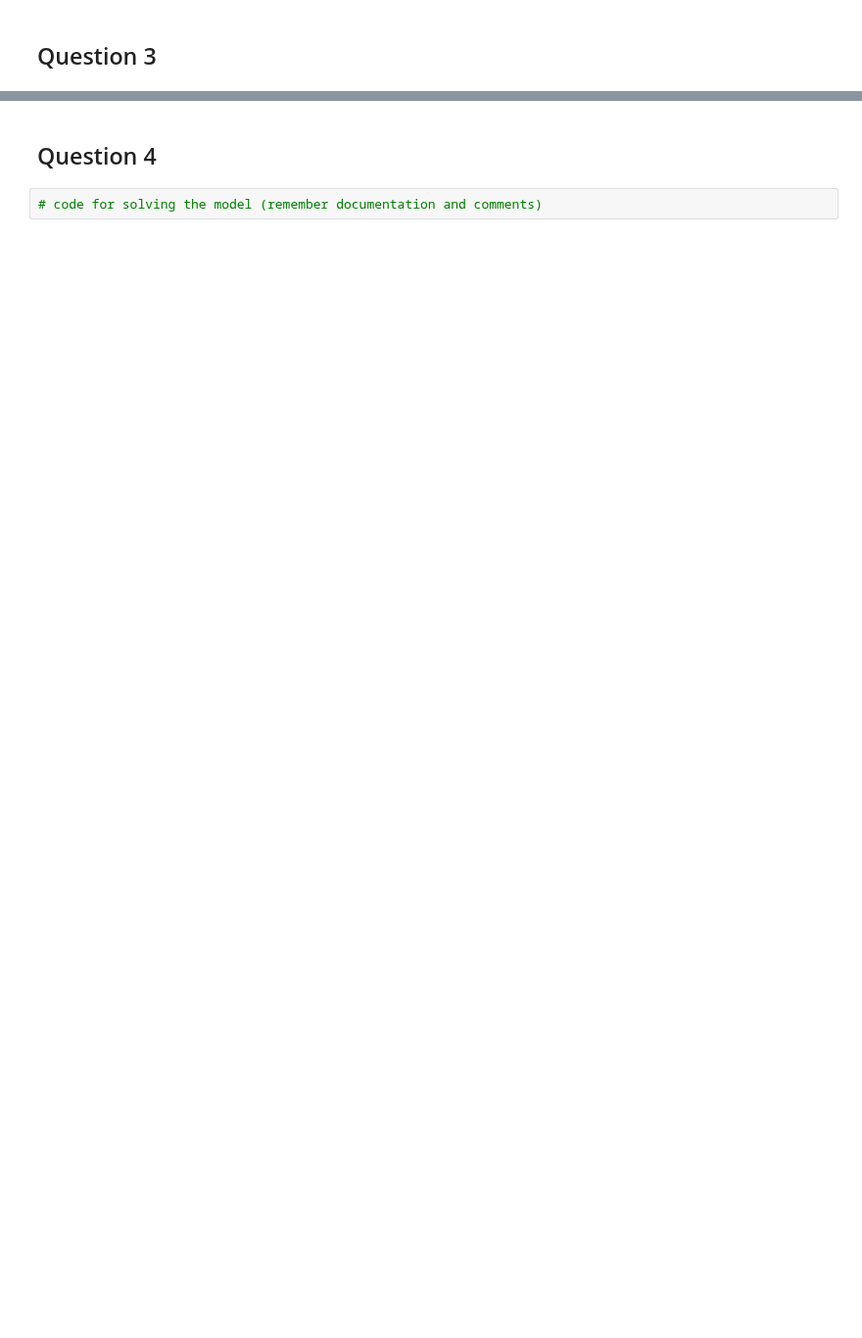
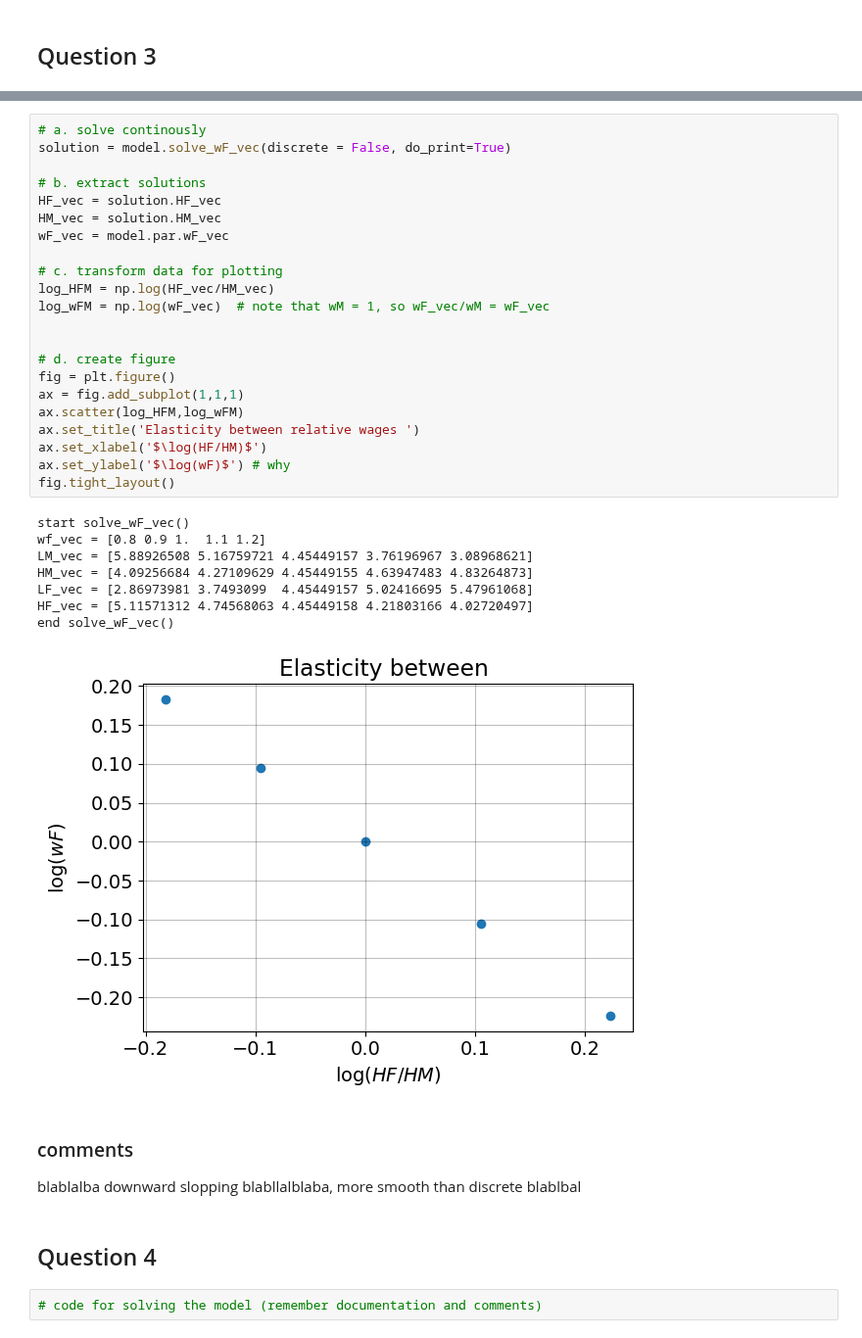
Before and after one commit to NumEconCopenhagen/projects-2023-scb, a Jupyter notebook: inauguralproject/InargualProject2023.ipynb, the cells around one changed output, grey strips where cells are left out. Shown at 98% size. Cells and saved outputs as stored; diff of their text form; blank space fills up the shorter version.

```diff
--- a/inauguralproject/InargualProject2023.ipynb
+++ b/inauguralproject/InargualProject2023.ipynb
@@ -57,3 +67,37 @@ NameError: name 'model' is not defined
+# %%
+# a. solve continously
+solution = model.solve_wF_vec(discrete = False, do_print=True)
+
+# b. extract solutions
+HF_vec = solution.HF_vec
+HM_vec = solution.HM_vec
+wF_vec = model.par.wF_vec
+
+# c. transform data for plotting
+log_HFM = np.log(HF_vec/HM_vec)
+log_wFM = np.log(wF_vec)  # note that wM = 1, so wF_vec/wM = wF_vec
+
+
+# d. create figure
+fig = plt.figure()
+ax = fig.add_subplot(1,1,1)
+ax.scatter(log_HFM,log_wFM)
+ax.set_title('Elasticity between relative wages ')
+ax.set_xlabel('$\log(HF/HM)$')
+ax.set_ylabel('$\log(wF)$') # why
+fig.tight_layout()
+# %% [output]
+start solve_wF_vec()
+wf_vec = [0.8 0.9 1.  1.1 1.2]
+LM_vec = [5.88926508 5.16759721 4.45449157 3.76196967 3.08968621]
+HM_vec = [4.09256684 4.27109629 4.45449155 4.63947483 4.83264873]
+LF_vec = [2.86973981 3.7493099  4.45449157 5.02416695 5.47961068]
+HF_vec = [5.11571312 4.74568063 4.45449158 4.21803166 4.02720497]
+end solve_wF_vec()
+[figure, added]
+# %% [markdown]
+### comments
+blablalba downward slopping blabllalblaba, more smooth than discrete blablbal
 # %% [markdown]
 ## Question 4
 # %%
```
Also changed, not shown: parts of 3 cells of this notebook.
